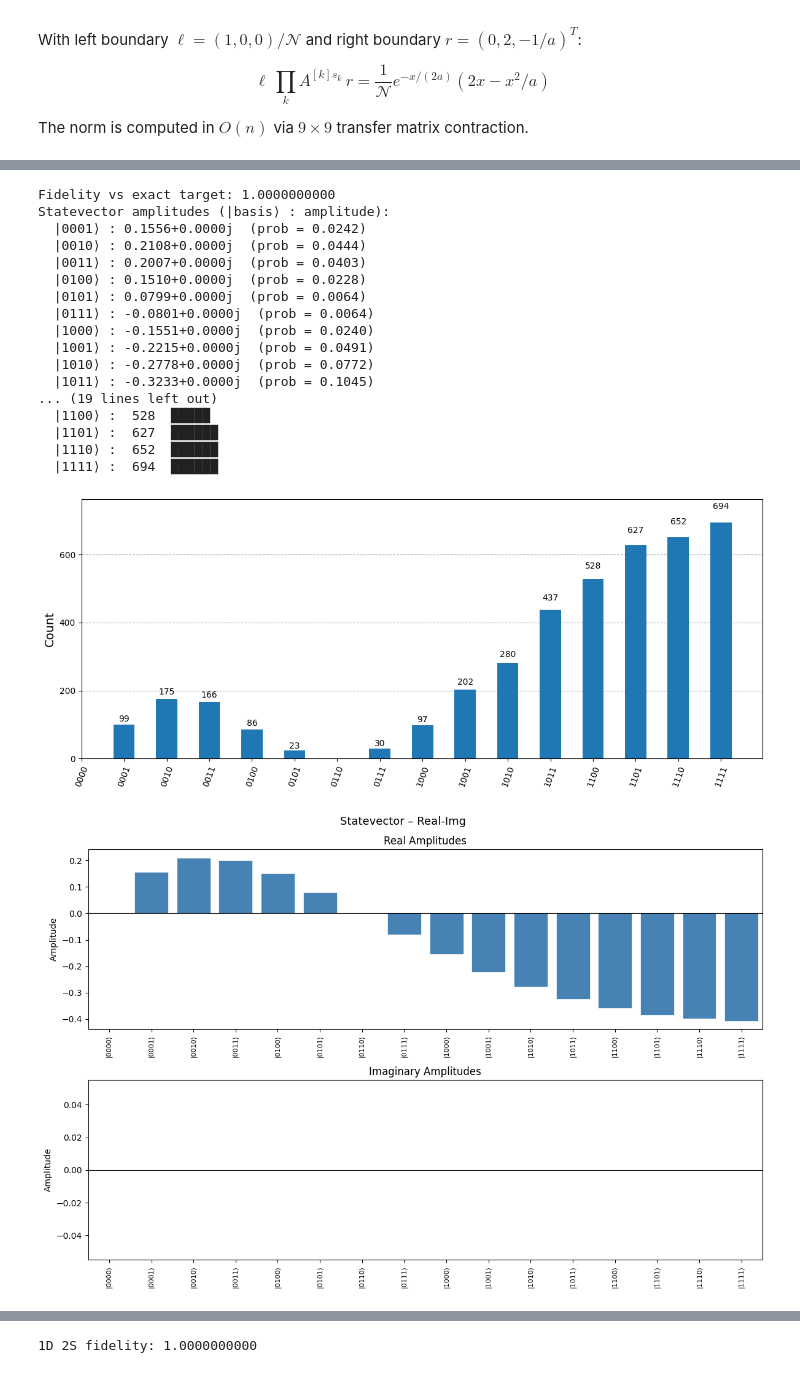
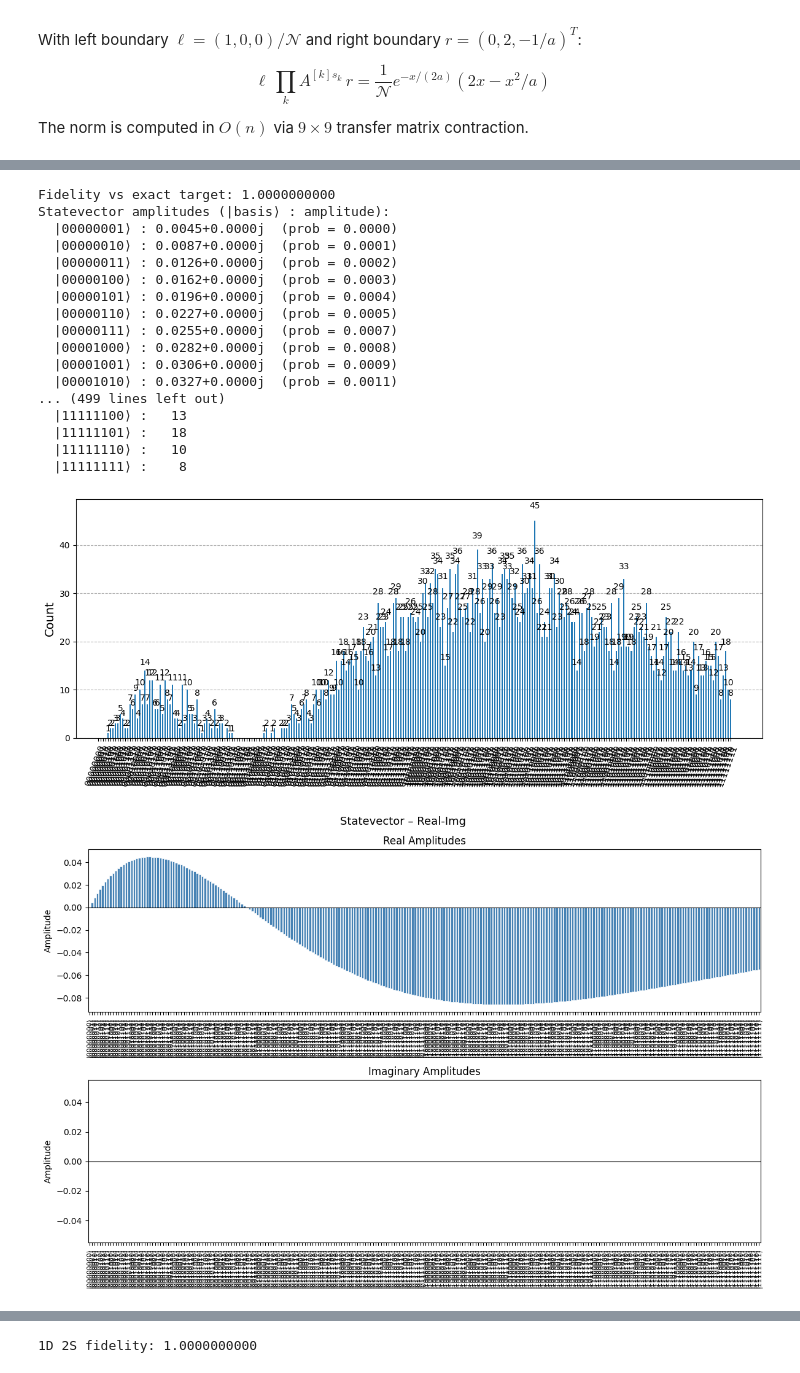
Before and after one commit to sorin-bolos/QuantumComputingResearch, a Jupyter notebook: StatePreparation/MatrixProductState2S.ipynb, the cells around one changed output, grey strips where cells are left out. Cells and saved outputs as stored; diff of their text form; code cells hidden in the pictures.

```diff
--- a/StatePreparation/MatrixProductState2S.ipynb
+++ b/StatePreparation/MatrixProductState2S.ipynb
@@ -1105,8 +1108,8 @@ def analytical_mps_2s_jacobian(n, a):
     return tensors
 # %%
 # --- Verify hydrogen 2S orbital with Jacobian for small n ---
-n_qubits = 4
-a_param = 3.0   # node at r = 2a = 6
+n_qubits = 8
+a_param = 30   # node at r = 2a = 60
 
 # Analytical MPS construction
 raw_2s_jac = analytical_mps_2s_jacobian(n_qubits, a_param)
@@ -1178,22 +1189,22 @@ q_5: ┤1        ├┤1        ├┤1        ├┤1        ├
 Fidelity vs exact target: 1.0000000000
 Statevector amplitudes (|basis⟩ : amplitude):
-  |0001⟩ : 0.1556+0.0000j  (prob = 0.0242)
-  |0010⟩ : 0.2108+0.0000j  (prob = 0.0444)
-  |0011⟩ : 0.2007+0.0000j  (prob = 0.0403)
-  |0100⟩ : 0.1510+0.0000j  (prob = 0.0228)
-  |0101⟩ : 0.0799+0.0000j  (prob = 0.0064)
-  |0111⟩ : -0.0801+0.0000j  (prob = 0.0064)
-  |1000⟩ : -0.1551+0.0000j  (prob = 0.0240)
-  |1001⟩ : -0.2215+0.0000j  (prob = 0.0491)
-  |1010⟩ : -0.2778+0.0000j  (prob = 0.0772)
-  |1011⟩ : -0.3233+0.0000j  (prob = 0.1045)
-... (19 lines left out)
-  |1100⟩ :  528  █████
-  |1101⟩ :  627  ██████
-  |1110⟩ :  652  ██████
-  |1111⟩ :  694  ██████
+  |00000001⟩ : 0.0045+0.0000j  (prob = 0.0000)
+  |00000010⟩ : 0.0087+0.0000j  (prob = 0.0001)
+  |00000011⟩ : 0.0126+0.0000j  (prob = 0.0002)
+  |00000100⟩ : 0.0162+0.0000j  (prob = 0.0003)
+  |00000101⟩ : 0.0196+0.0000j  (prob = 0.0004)
+  |00000110⟩ : 0.0227+0.0000j  (prob = 0.0005)
+  |00000111⟩ : 0.0255+0.0000j  (prob = 0.0007)
+  |00001000⟩ : 0.0282+0.0000j  (prob = 0.0008)
+  |00001001⟩ : 0.0306+0.0000j  (prob = 0.0009)
+  |00001010⟩ : 0.0327+0.0000j  (prob = 0.0011)
+... (499 lines left out)
+  |11111100⟩ :   13
+  |11111101⟩ :   18
+  |11111110⟩ :   10
+  |11111111⟩ :    8
-[figure, old version]
+[figure, new version]
-[figure, old version]
+[figure, new version]
 # %%
 # --- Scale Jacobian 2S to large n ---
 import time
```
Also changed, not shown: parts of 10 cells of this notebook.
